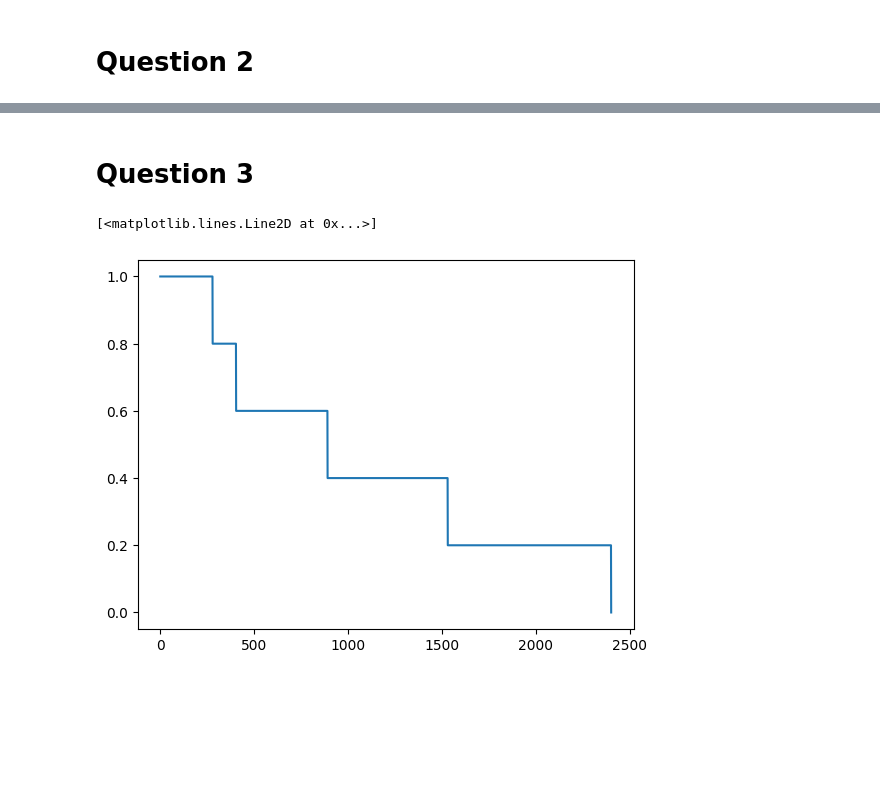
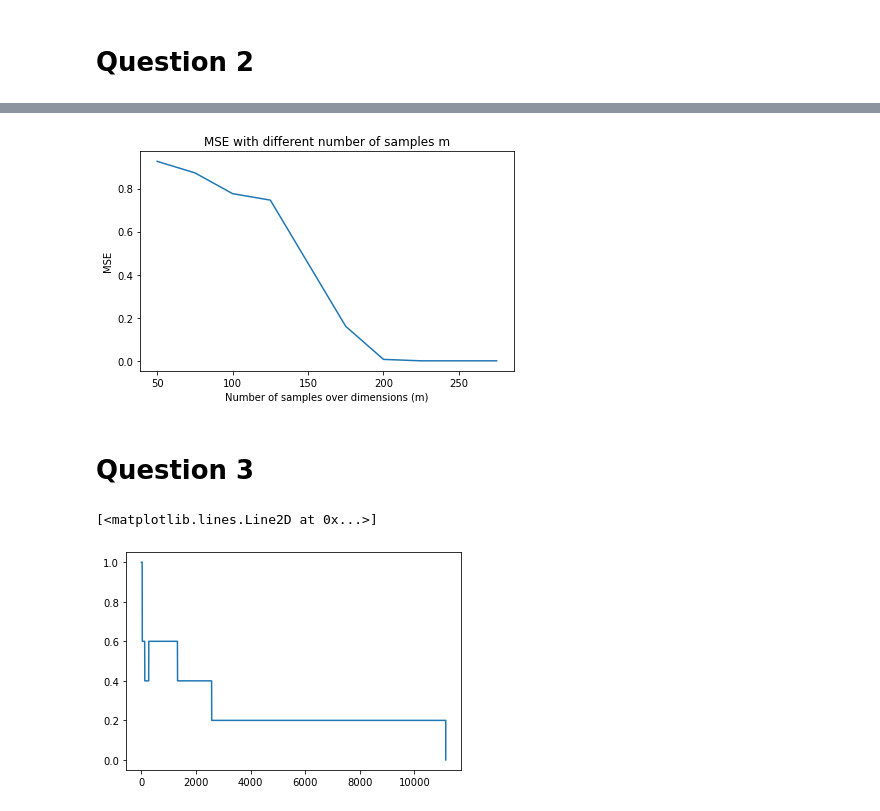
Before and after one commit to michelelupini/MC-project, a Jupyter notebook: new_main.ipynb, the cells around one changed output, grey strips where cells are left out. Saved outputs shown, nothing was run; the diff lists cells and outputs as text; code cells hidden in the pictures; blank space fills up the shorter version.

```diff
--- a/new_main.ipynb
+++ b/new_main.ipynb
@@ -172,14 +215,16 @@ print(best_params_and_scores)
 # %%
+
+
 losses_with_different_m = []
-m_values = np.arange(250 , 2250, 250)
+m_values = np.arange(50 , 300, 25)
 
 for m_value in  m_values:
     # for the different values of m only save the last loss (after doing all the iterations)
     print(f'running MC for m={m_value}')
-    beta =  10
-    increase_every = 1500
+    beta =  50
+    increase_every = 100
     multiplicative_increase =  1.00001
-    mse, n_iterations = run_multiple_experiments(1, beta, m_value, d, s, fixed_ones=False, sign=False, iterations = iterations, change_beta_every= increase_every, update_beta=lambda x : x * multiplicative_increase)
+    mse, n_iterations = run_multiple_experiments(15, beta, m_value, d, s, fixed_ones=True, sign=False, iterations = iterations, change_beta_every= increase_every, update_beta= multiplicative_increase)
     print(n_iterations)
     losses_with_different_m.append(mse)
 
@@ -190,19 +235,21 @@ plt.xlabel('Number of samples over dimensions (m)')
 plt.title('MSE with different number of samples m')
 plt.tight_layout()
 
-plt.savefig('img/q1_ex6_minimum_m_to_recover.jpg')
+plt.savefig('img/q2_ex3_minimum_m_to_recover.jpg')
+# %% [output]
+[figure, added]
 # %% [markdown]
 # Question 3
 # %%
 m3 = 100
 d3 = 500
 s3 = d3/100
 #beta = 2
 iterations3 = 100*d3
 
 run_exp = RunExperiment(1, m3, d3, s3, fixed_ones=True, sign= True)
 
-plt.plot(run_exp.get_sampling_losses(10000), label = 'beta=100')
+plt.plot(run_exp.get_sampling_losses(iterations3), label = 'beta=100')
 # %% [output]
 [<matplotlib.lines.Line2D at 0x...>]
-[figure, old version]
+[figure, new version]
```
Also changed, not shown: parts of 16 cells of this notebook, 4 other files.
